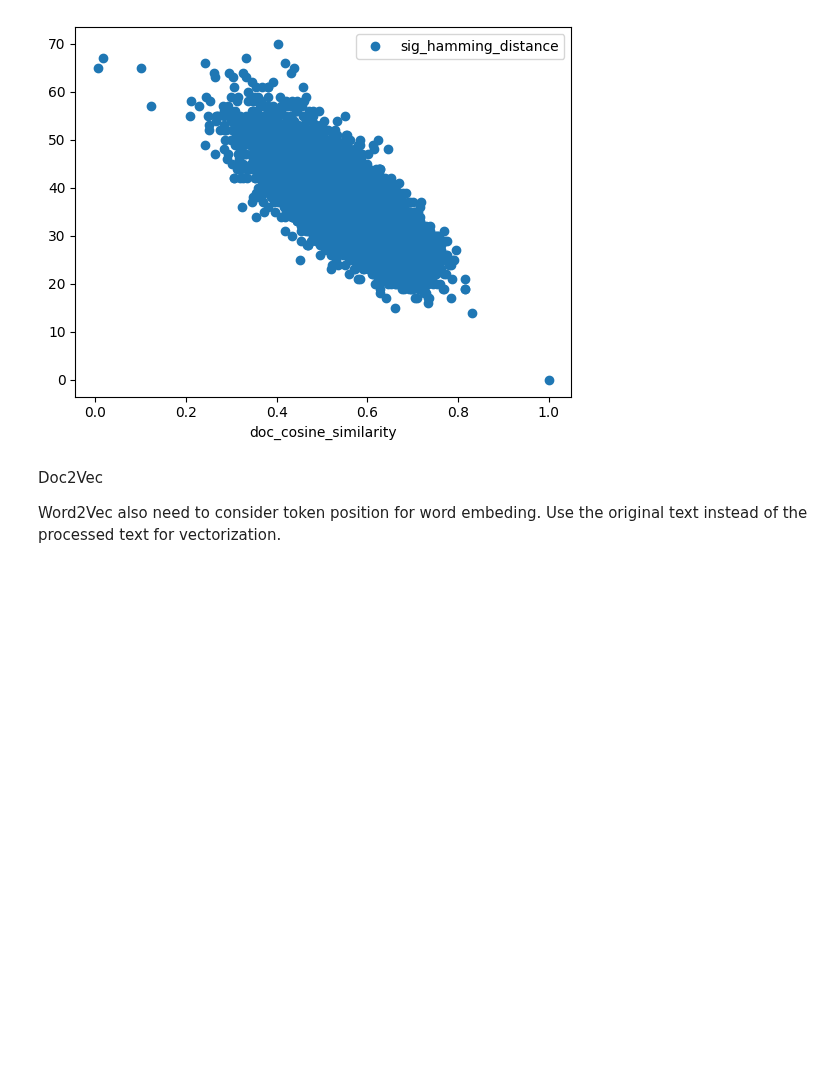
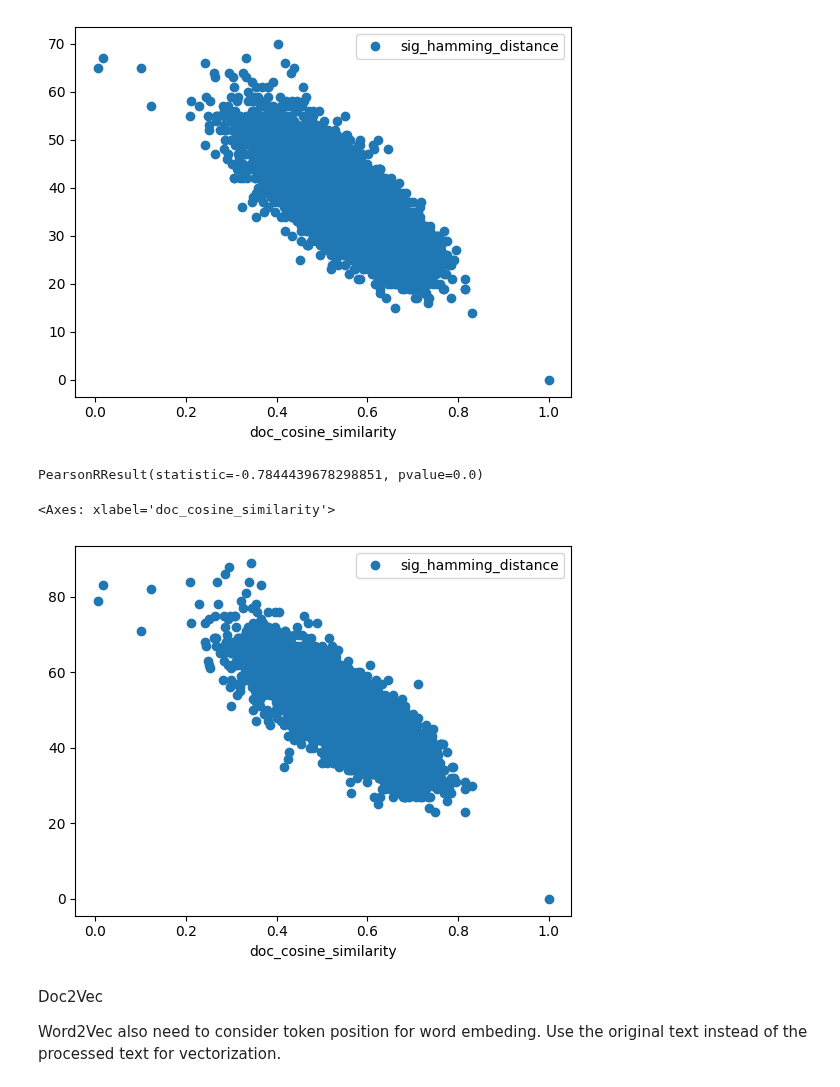
Before and after one commit to pywong-polyu/COMP5434-Big-Data-Computing, a Jupyter notebook: similarity_analysis.ipynb, the cells around one changed output. Cells and saved outputs as stored; diff of their text form; code cells hidden in the pictures; blank space fills up the shorter version.

Commit message:
update simhash with md5 and sha1 comparsion

```diff
--- a/similarity_analysis.ipynb
+++ b/similarity_analysis.ipynb
@@ -525,6 +599,13 @@ simhash_result.plot(x='doc_cosine_similarity', y='sig_hamming_distance', style='
 PearsonRResult(statistic=-0.7697501293496969, pvalue=0.0)
 <Axes: xlabel='doc_cosine_similarity'>
 [figure]
+# %%
+print(pearsonr(simhash_result_sha1['doc_cosine_similarity'],simhash_result_sha1['sig_hamming_distance']))
+simhash_result_sha1.plot(x='doc_cosine_similarity', y='sig_hamming_distance', style='o')
+# %% [output]
+PearsonRResult(statistic=-0.7844439678298851, pvalue=0.0)
+<Axes: xlabel='doc_cosine_similarity'>
+[figure, added]
 # %% [markdown]
 Doc2Vec
 
```
Also changed, not shown: parts of 8 cells of this notebook.
